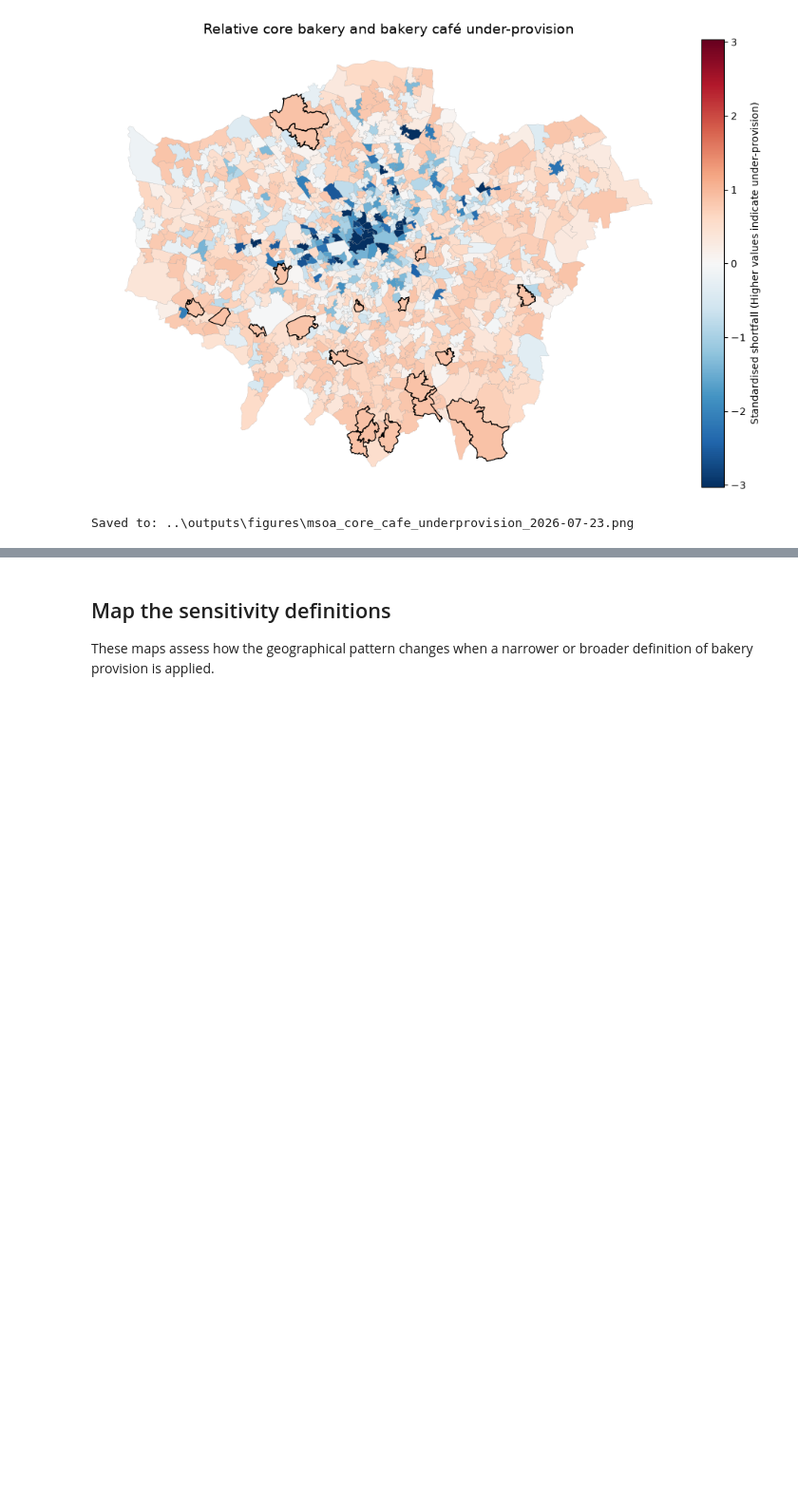
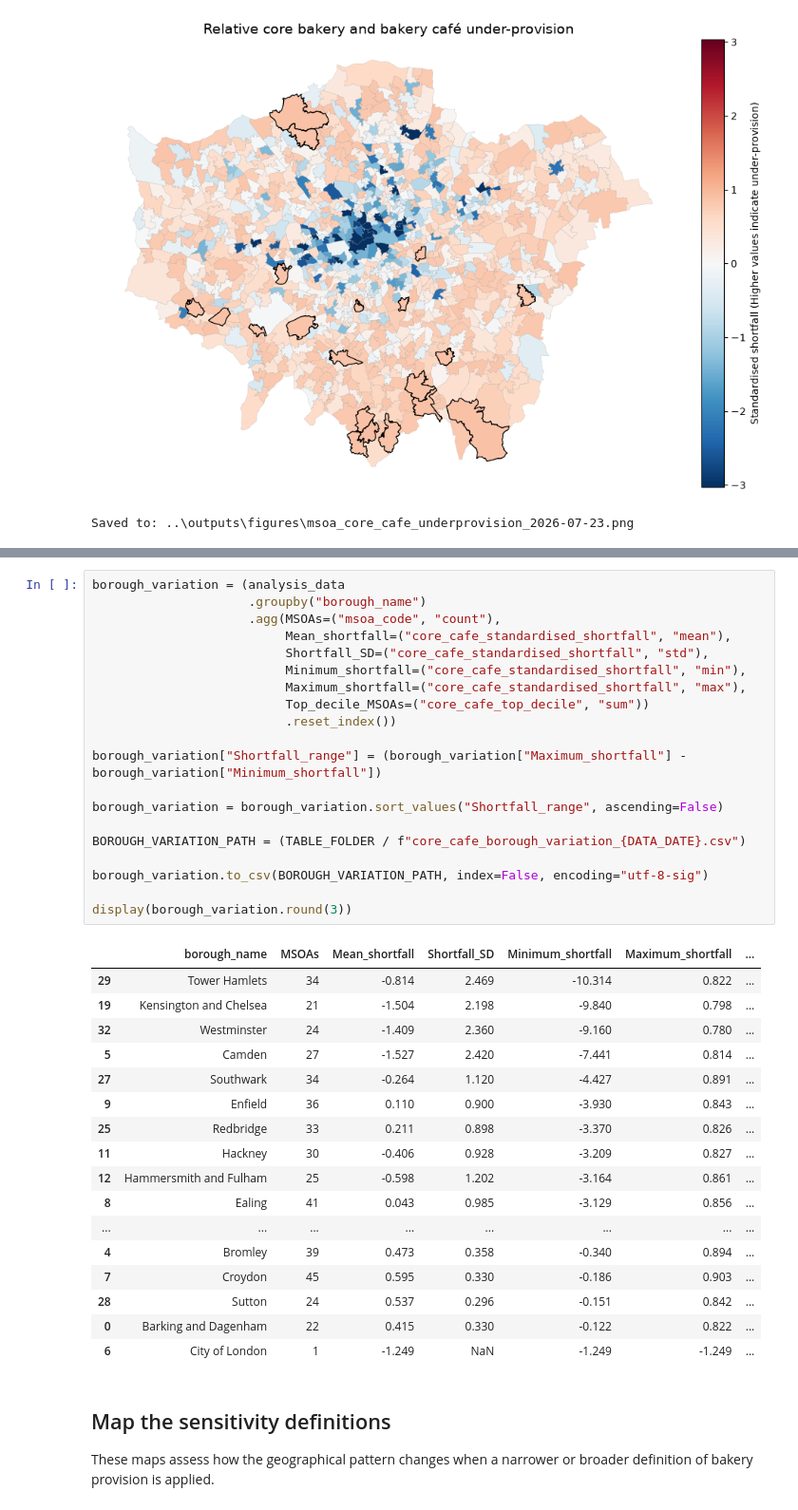
Before and after one commit to rhhythhm/london-bakery-provision, a Jupyter notebook: notebooks/18_msoa_bakery_underprovision.ipynb, the cells around one changed output, grey strips where cells are left out. Shown at 95% size. Saved outputs shown, nothing was run; the diff lists cells and outputs as text; blank space fills up the shorter version.

```diff
--- a/notebooks/18_msoa_bakery_underprovision.ipynb
+++ b/notebooks/18_msoa_bakery_underprovision.ipynb
@@ -374,3 +446,41 @@ Saved to: ..\outputs\figures\msoa_core_cafe_underprovision_2026-07-23.png
+# %%
+borough_variation = (analysis_data
+                     .groupby("borough_name")
+                     .agg(MSOAs=("msoa_code", "count"),
+                          Mean_shortfall=("core_cafe_standardised_shortfall", "mean"),
+                          Shortfall_SD=("core_cafe_standardised_shortfall", "std"),
+                          Minimum_shortfall=("core_cafe_standardised_shortfall", "min"),
+                          Maximum_shortfall=("core_cafe_standardised_shortfall", "max"),
+                          Top_decile_MSOAs=("core_cafe_top_decile", "sum"))
+                          .reset_index())
+
+borough_variation["Shortfall_range"] = (borough_variation["Maximum_shortfall"] - borough_variation["Minimum_shortfall"])
+
+borough_variation = borough_variation.sort_values("Shortfall_range", ascending=False)
+
+BOROUGH_VARIATION_PATH = (TABLE_FOLDER / f"core_cafe_borough_variation_{DATA_DATE}.csv")
+
+borough_variation.to_csv(BOROUGH_VARIATION_PATH, index=False, encoding="utf-8-sig")
+
+display(borough_variation.round(3))
+# %% [output]
+|  | borough_name | MSOAs | Mean_shortfall | Shortfall_SD | Minimum_shortfall | Maximum_shortfall | ... |
+| 29 | Tower Hamlets | 34 | -0.814 | 2.469 | -10.314 | 0.822 | ... |
+| 19 | Kensington and Chelsea | 21 | -1.504 | 2.198 | -9.840 | 0.798 | ... |
+| 32 | Westminster | 24 | -1.409 | 2.360 | -9.160 | 0.780 | ... |
+| 5 | Camden | 27 | -1.527 | 2.420 | -7.441 | 0.814 | ... |
+| 27 | Southwark | 34 | -0.264 | 1.120 | -4.427 | 0.891 | ... |
+| 9 | Enfield | 36 | 0.110 | 0.900 | -3.930 | 0.843 | ... |
+| 25 | Redbridge | 33 | 0.211 | 0.898 | -3.370 | 0.826 | ... |
+| 11 | Hackney | 30 | -0.406 | 0.928 | -3.209 | 0.827 | ... |
+| 12 | Hammersmith and Fulham | 25 | -0.598 | 1.202 | -3.164 | 0.861 | ... |
+| 8 | Ealing | 41 | 0.043 | 0.985 | -3.129 | 0.856 | ... |
+| ... | ... | ... | ... | ... | ... | ... | ... |
+| 4 | Bromley | 39 | 0.473 | 0.358 | -0.340 | 0.894 | ... |
+| 7 | Croydon | 45 | 0.595 | 0.330 | -0.186 | 0.903 | ... |
+| 28 | Sutton | 24 | 0.537 | 0.296 | -0.151 | 0.842 | ... |
+| 0 | Barking and Dagenham | 22 | 0.415 | 0.330 | -0.122 | 0.822 | ... |
+| 6 | City of London | 1 | -1.249 | NaN | -1.249 | -1.249 | ... |
 # %% [markdown]
 ## Map the sensitivity definitions
 
```
Also changed, not shown: parts of 5 cells of this notebook, 10 other files.
